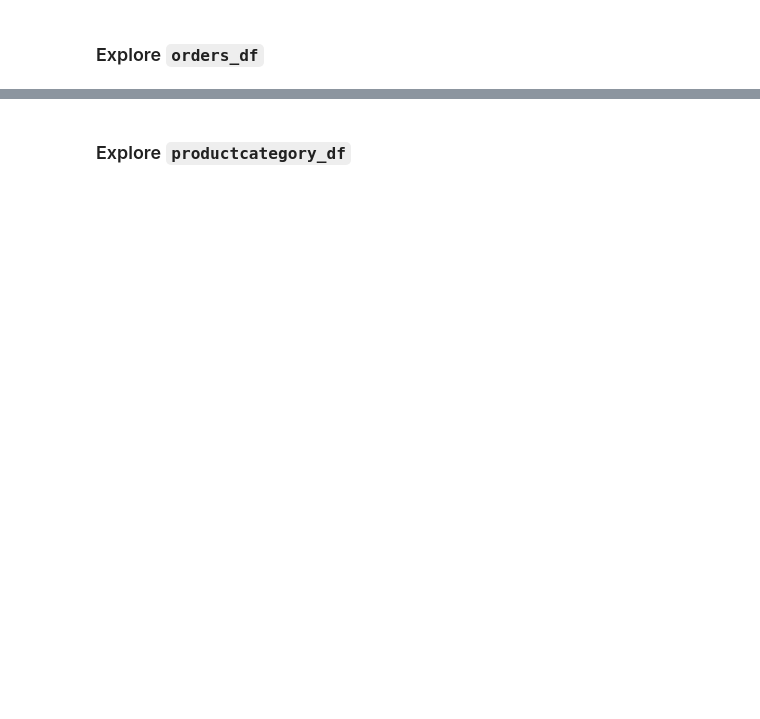
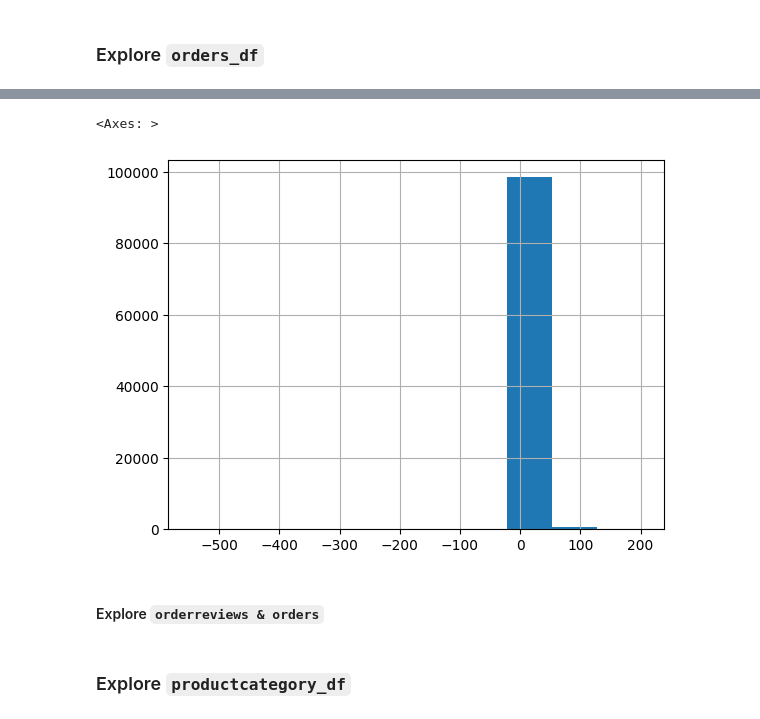
Before and after one commit to Arif-0123/Proyek_Analisis_Data, a Jupyter notebook: E-Commerce Public Dataset/submission/notebook.ipynb, the cells around one changed output, grey strips where cells are left out. Saved outputs shown, nothing was run; the diff lists cells and outputs as text; code cells hidden in the pictures; blank space fills up the shorter version.

Commit message:
Update informasi explore orders

```diff
--- a/E-Commerce Public Dataset/submission/notebook.ipynb
+++ b/E-Commerce Public Dataset/submission/notebook.ipynb
@@ -1443,0 +1656,4 @@ Name: geolocation_zip_code_prefix, dtype: int64
+# %%
+delivery_time = orders_df["order_estimated_delivery_date"] - orders_df["order_approved_at"]
+delivery_time = delivery_time.apply(lambda x: x.total_seconds())
+orders_df["delivery_time"] = round(delivery_time/86400)
@@ -1444,2 +1681,9 @@ Name: geolocation_zip_code_prefix, dtype: int64
+# %%
+orders_df.delivery_time.hist()
+# %% [output]
+<Axes: >
+[figure, added]
+# %% [markdown]
+#### Explore `orderreviews & orders`
 # %% [markdown]
 ### Explore `productcategory_df`
```
Also changed, not shown: parts of 26 cells of this notebook.
